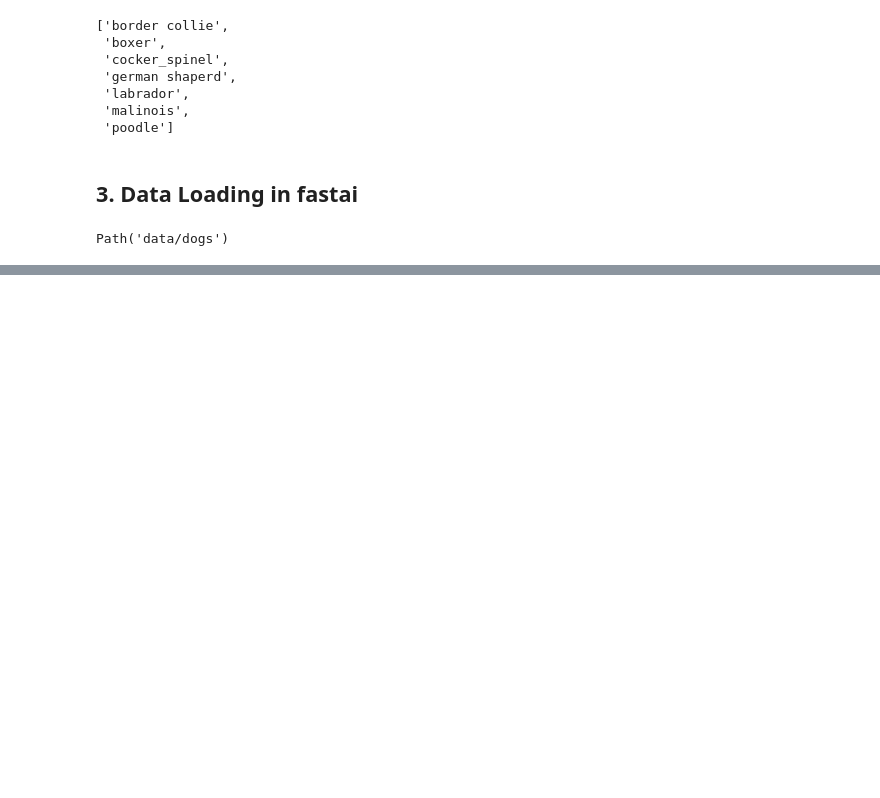
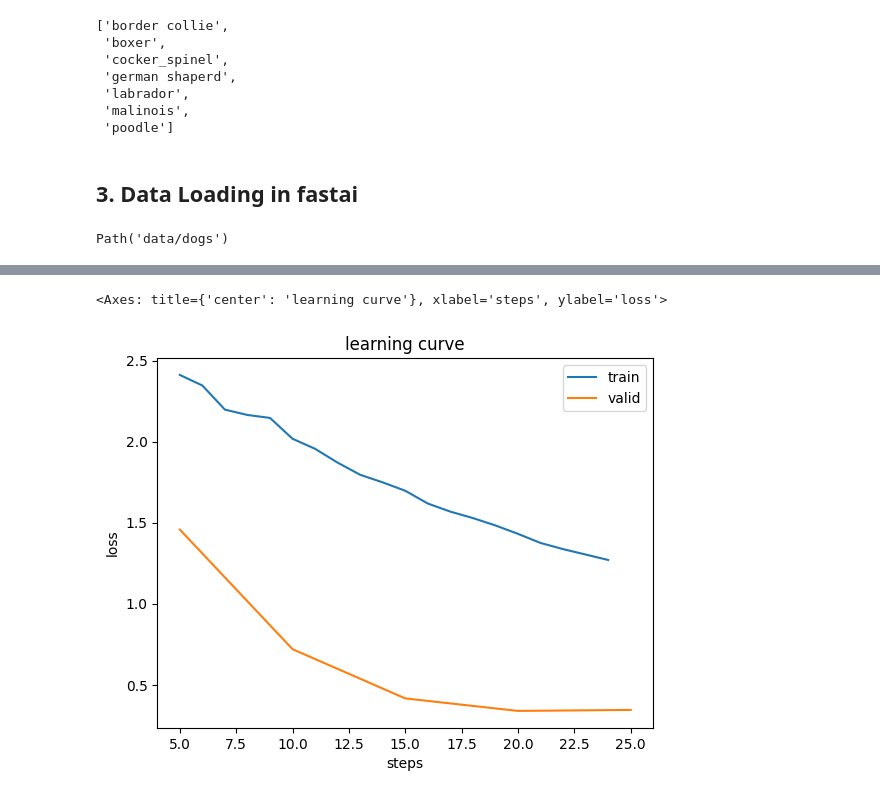
Before and after one commit to liorbaror/classification, a Jupyter notebook: project.ipynb, the cells around one changed output, grey strips where cells are left out. Cells and saved outputs as stored; diff of their text form; code cells hidden in the pictures; blank space fills up the shorter version.

```diff
--- a/project.ipynb
+++ b/project.ipynb
@@ -96,0 +99,5 @@ dls.show_batch(max_n=9, figsize=(8,8))
+# %%
+learn = vision_learner(dls, resnet34, metrics=error_rate)
+
+lr = 5.75e-4
+learn.fine_tune(5, base_lr=lr)
@@ -96,0 +113,5 @@ dls.show_batch(max_n=9, figsize=(8,8))
+# %%
+learn.recorder.plot_loss()
+# %% [output]
+<Axes: title={'center': 'learning curve'}, xlabel='steps', ylabel='loss'>
+[figure, added]
```
Also changed, not shown: parts of 5 cells of this notebook.
